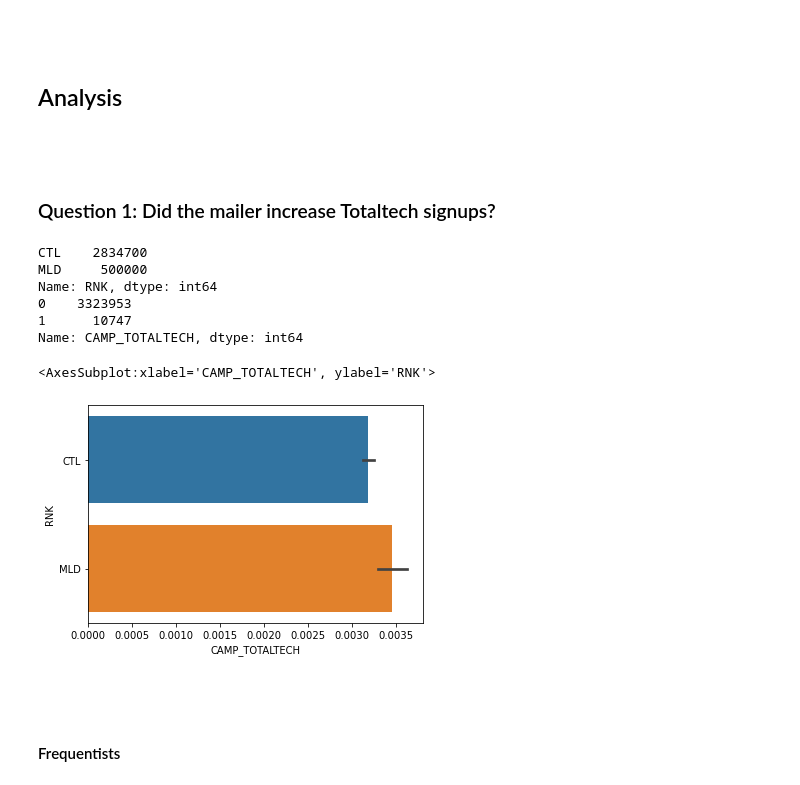
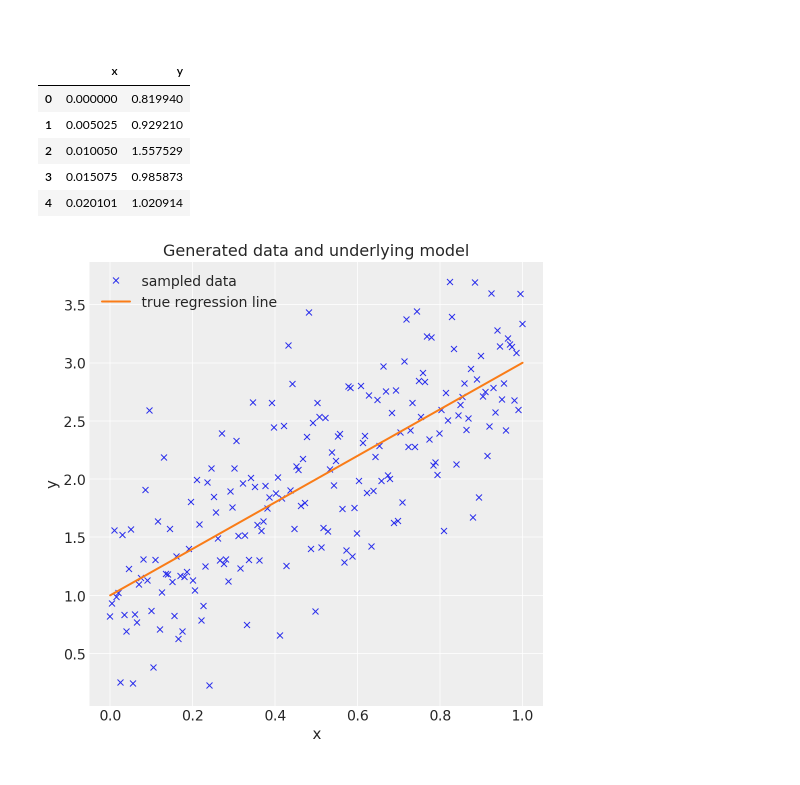
Before and after one commit to jwalluww/Bayesian_Inference, a Jupyter notebook: Medium_Articles/PYMC4.ipynb, the cells around one changed output. Drawn from its saved outputs; the diff is of its cells as text; code cells hidden in the pictures.

```diff
--- a/Medium_Articles/PYMC4.ipynb
+++ b/Medium_Articles/PYMC4.ipynb
@@ -43,5 +28,6 @@ Running on PyMC v4.1.2
 # %%
-##### Importing Data #####
-# Starting with Parquet import for ease
-df = pd.read_parquet('C:\\Users\\a1274500\\ds_projects\\tdam411_analytics_testvscontrol.parquet')
-df.head()
+RANDOM_SEED = 8927
+rng = np.random.default_rng(RANDOM_SEED)
+
+%config InlineBackend.figure_format = 'retina'
+az.style.use("arviz-darkgrid")
@@ -59,31 +37,32 @@ df.head()
 ***
 # %% [markdown]
 <br>
-# %% [markdown]
-## Analysis
-# %% [markdown]
-<br>
-# %% [markdown]
-### Question 1: Did the mailer increase Totaltech signups?
 # %%
-### Value Counts for rank & totaltech signups
-print(df['RNK'].value_counts())
-print(df['CAMP_TOTALTECH'].value_counts())
+size = 200
+true_intercept = 1
+true_slope = 2
+
+x = np.linspace(0, 1, size)
+# y = a + b*x
+true_regression_line = true_intercept + true_slope * x
+# add noise
+y = true_regression_line + rng.normal(scale=0.5, size=size)
+
+data = pd.DataFrame(dict(x=x, y=y))
+data.head()
 # %% [output]
-CTL    2834700
-MLD     500000
-Name: RNK, dtype: int64
-0    3323953
-1      10747
-Name: CAMP_TOTALTECH, dtype: int64
+|  | x | y |
+| 0 | 0.000000 | 0.819940 |
+| 1 | 0.005025 | 0.929210 |
+| 2 | 0.010050 | 1.557529 |
+| 3 | 0.015075 | 0.985873 |
+| 4 | 0.020101 | 1.020914 |
 # %%
-### Visualize
-sns.barplot(data=df,x='CAMP_TOTALTECH',y='RNK')
+fig = plt.figure(figsize=(7, 7))
+ax = fig.add_subplot(111, xlabel="x", ylabel="y", title="Generated data and underlying model")
+ax.plot(x, y, "x", label="sampled data")
+ax.plot(x, true_regression_line, label="true regression line", lw=2.0)
+plt.legend(loc=0);
 # %% [output]
-<AxesSubplot:xlabel='CAMP_TOTALTECH', ylabel='RNK'>
-[figure, old version]
+[figure, new version]
-# %% [markdown]
-<br>
-# %% [markdown]
-#### Frequentists
 # %%
```
Also changed, not shown: parts of 21 cells of this notebook, 6 other files.
